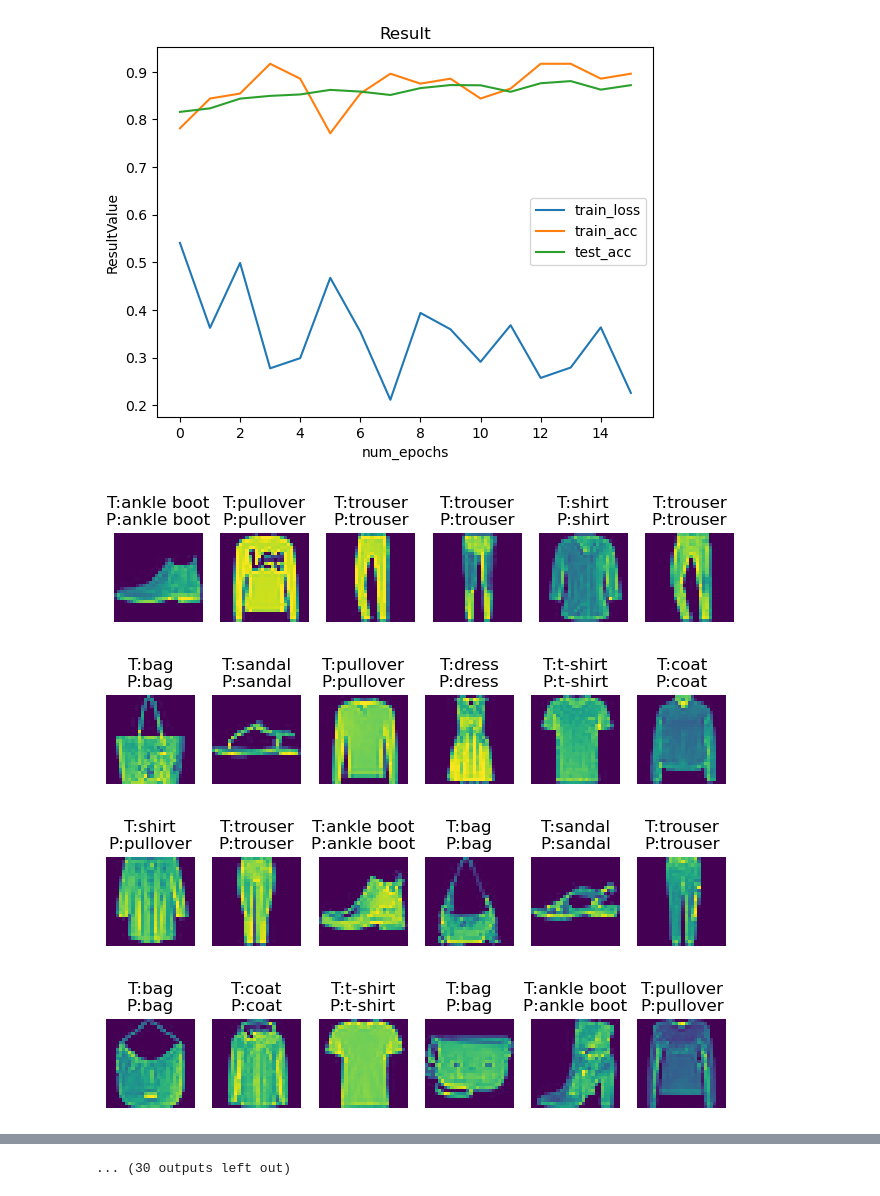
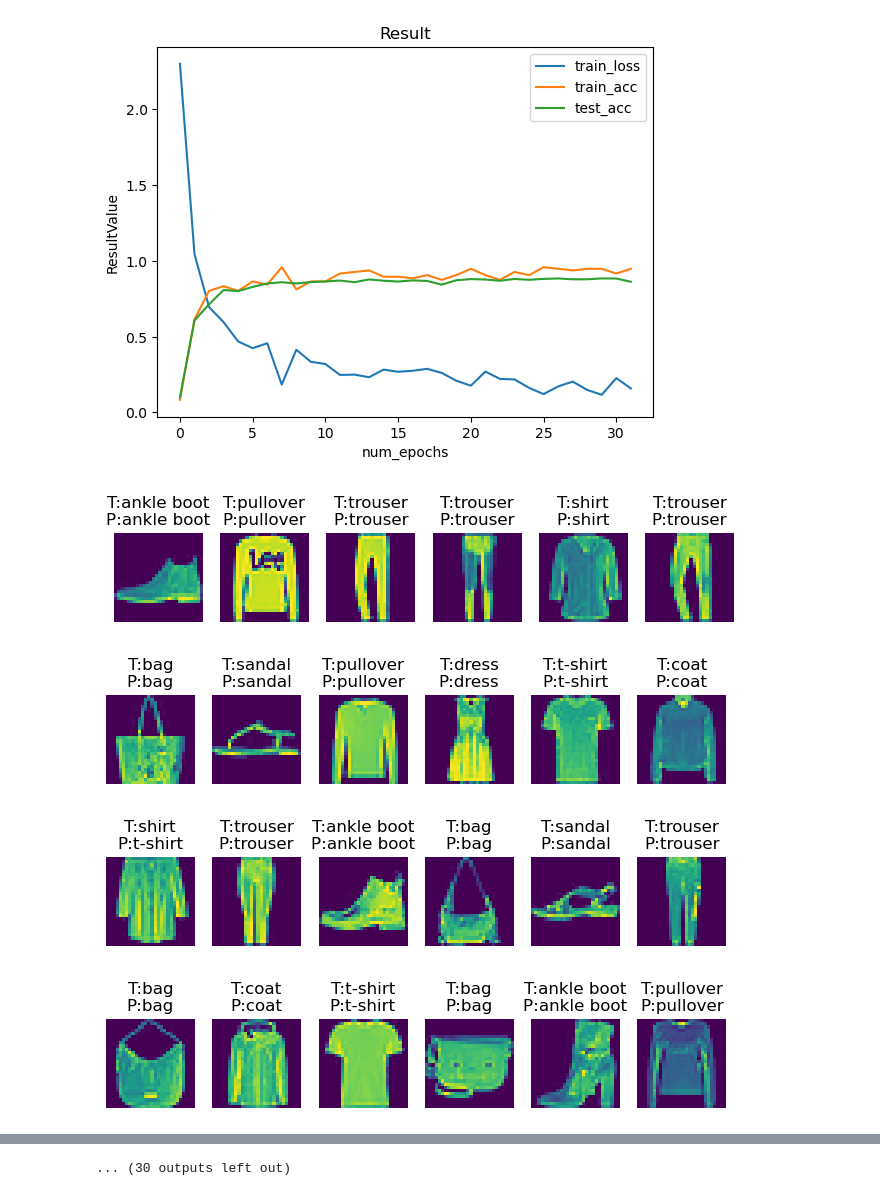
Before and after one commit to IrisXeK/DeepLearning, a Jupyter notebook: DeepLearning Fundamentals/Simple Multilayer Perceptron.ipynb, the cells around one changed output, grey strips where cells are left out. Drawn from its saved outputs; the diff is of its cells as text; code cells hidden in the pictures.

Commit message:
None

```diff
--- a/Multilayer Perceptron.ipynb
+++ b/DeepLearning Fundamentals/Simple Multilayer Perceptron.ipynb
@@ -9,43 +9,43 @@ from torch.utils import data
 import matplotlib.pyplot as plt
 from torchvision import transforms
 num_inputs , num_outputs , num_hiddens= 784, 10 , 256 #定义输入特征数量 输出类别数量 隐藏层中的隐藏单元数
-num_epochs = 16
+num_epochs = 32
 learning_rate = 0.1
 batch_size = 256
 train_set, test_set =(
             data.DataLoader(torchvision.datasets.FashionMNIST(root='./data', train=True,
-                                                            transform=transforms.ToTensor(),
-                                                            download=True),
+                                                                        transform=transforms.ToTensor(),
+                                                                        download=True),
                             num_workers=16, batch_size=batch_size, shuffle=True),
             data.DataLoader(torchvision.datasets.FashionMNIST(root='./data', train=False,
-                                                            transform=transforms.ToTensor(),
-                                                            download=True),
+                                                                        transform=transforms.ToTensor(),
+                                                                        download=True),
                             num_workers=16, batch_size=batch_size, shuffle=False))
 """
-X:矩阵样本 n(样本个数)*d(每个样本的特征数)
-W1:第一层权重 d*h(隐藏层隐藏单元数)
-X*W1 --> H1 n*h
-W2:第二层权重 h*q(输出数量)
-H1*W2 --> H2 n*q
+定义网络:
+先通过展平层
+之后是第一层隐藏层,有256个隐藏单元 (这也是一个全连接层)
+每通过一个隐藏层,使用一次激活函数ReLU()
+最后一个输出层输出,有10个单元 (是一个全连接层)
 """
-def ReLU(X): # 线性规范单元 是一种激活函数
-    temp = torch.zeros_like(X)
-    return torch.max(X,temp)
-def net(X):
-    X = X.reshape((-1,num_inputs)) # 二维图像转换为一维向量 这里忽略了空间结构
-    H = ReLU(X@W1 + b1) # @是矩阵乘法 H是隐藏层 这里表示经过一层隐藏层
-    return H@W2 + b2 # 从隐藏层到输出层
-# 隐藏层为一层
-W1 = nn.Parameter(torch.randn(num_inputs,num_hiddens,requires_grad=True)* 0.01) # nn.Parameter是一个特殊张量, 在被指派为nn.Module时自动成为该模型的一个参数
-b1 = nn.Parameter(torch.zeros(num_hiddens,requires_grad=True))
-W2 = nn.Parameter(torch.randn(num_hiddens,num_outputs,requires_grad=True)* 0.01)
-b2 = nn.Parameter(torch.zeros(num_outputs,requires_grad=True))
-params = [W1,b1,W2,b2] # 参数列表
-loss = nn.CrossEntropyLoss(reduction='none') # 使用交叉熵损失作为损失函数
-updater = torch.optim.SGD(params, learning_rate, 0.7)
-# torch.optim.SGD(parameters, lr, momentum) 是内置的随机梯度下降优化器 传入参数列表 学习率 momentum帮助加速优化过程 取0.5-0.9
+net = nn.Sequential(
+    nn.Flatten(),
+    nn.Linear(784,256),
+    nn.ReLU(),
+    nn.Linear(256,64),
+    nn.ReLU(),
+    nn.Linear(64,32),
+    nn.ReLU(),
+    nn.Linear(32,10)
+)
+def weights_init(m): # 初始化权重矩阵
+    if isinstance(m, nn.Linear):
+        nn.init.normal_(m.weight, std=0.01)
+net.apply(weights_init)
+loss_function = nn.CrossEntropyLoss(reduction='none')
+updater = torch.optim.SGD(net.parameters(), lr=learning_rate, momentum=0.7)
 Res = ResVisualization(("train_loss", "train_acc", "test_acc"), num_epochs) # 结果绘图
-train(net, train_set,test_set, loss, num_epochs, updater, Res)
+train(net, train_set, test_set, loss_function, num_epochs, updater, Res)
 Res.plot_res()
 std_prediction(net, test_set, 6)
 # %% [output]
@@ -68,5 +69,5 @@ Epoch:15,训练平均损失:0.2258, 训练准确度:0.896
-[figure, old version]
+[figure, new version]
 [figure]
 [figure]
-[figure, old version]
+[figure, new version]
 [figure]
```
Also changed, not shown: parts of 1 cell of this notebook, 21 other files.
